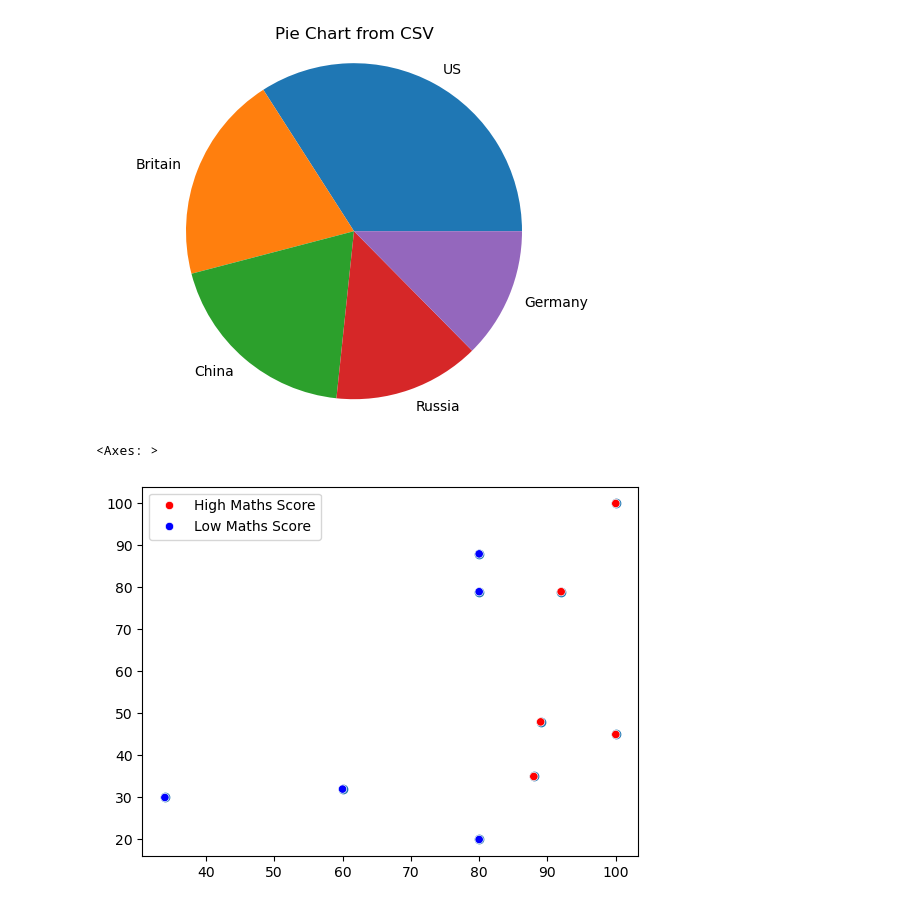
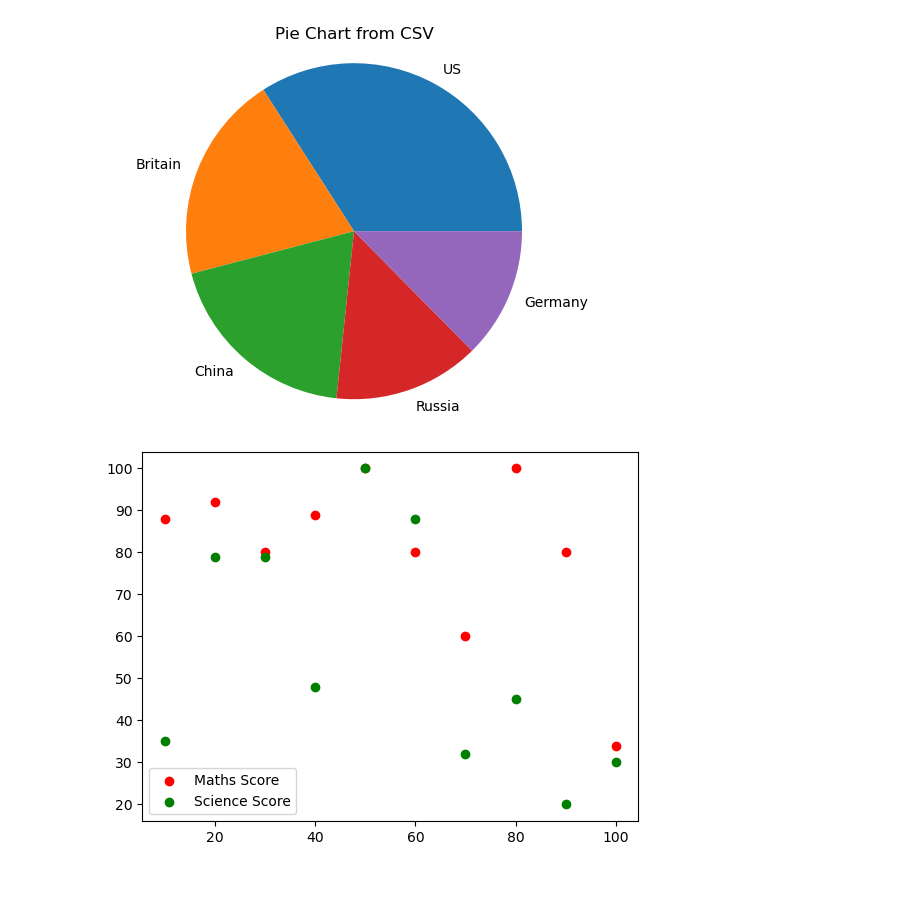
Before and after one commit to AleenaElizabath/DataScience, a Jupyter notebook: ex3.ipynb, the cells around one changed output. Drawn from its saved outputs; the diff is of its cells as text; code cells hidden in the pictures.

```diff
--- a/ex3.ipynb
+++ b/ex3.ipynb
@@ -122,13 +122,15 @@ plt.show()
 # %% [output]
 [figure]
 # %%
+import numpy as np
+import matplotlib.pyplot as plt
 import seaborn as sb
-maths=np.array([88,92,80,89,100,80,60,100,80,34])
-science=np.array([35,79,79,48,100,88,32,45,20,30])
-marks_range=np.array([10,20,30,40,50,60,70,80,90,100])
-mat.scatter(maths,science)
-category = np.where(maths > 80, 'High Maths Score', 'Low Maths Score')
-sb.scatterplot(x=maths,y=science,hue=category, palette={'High Maths Score':'red', 'Low Maths Score':'blue'})
+maths = np.array([88, 92, 80, 89, 100, 80, 60, 100, 80, 34])
+science = np.array([35, 79, 79, 48, 100, 88, 32, 45, 20, 30])
+marks_range = np.array([10, 20, 30, 40, 50, 60, 70, 80, 90, 100])
+plt.scatter(marks_range,maths,color='red', label='Maths Score')
+plt.scatter(marks_range,science,color='green', label='Science Score')
+plt.legend(loc="lower left")
+plt.show()
 # %% [output]
-<Axes: >
-[figure, old version]
+[figure, new version]
```
